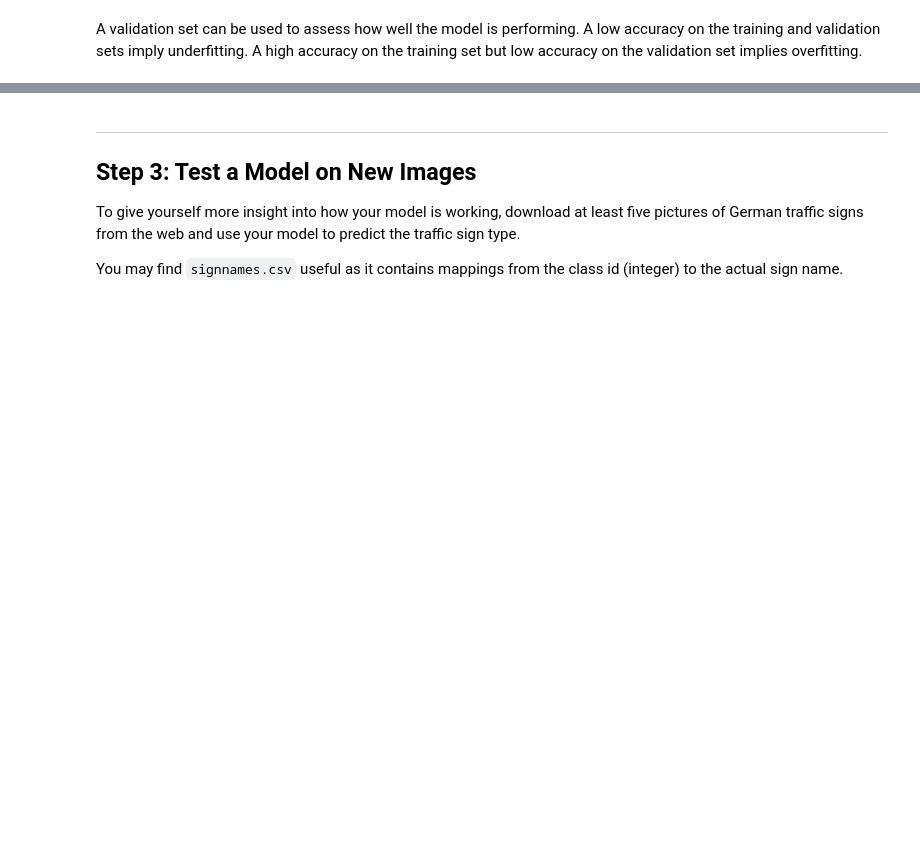
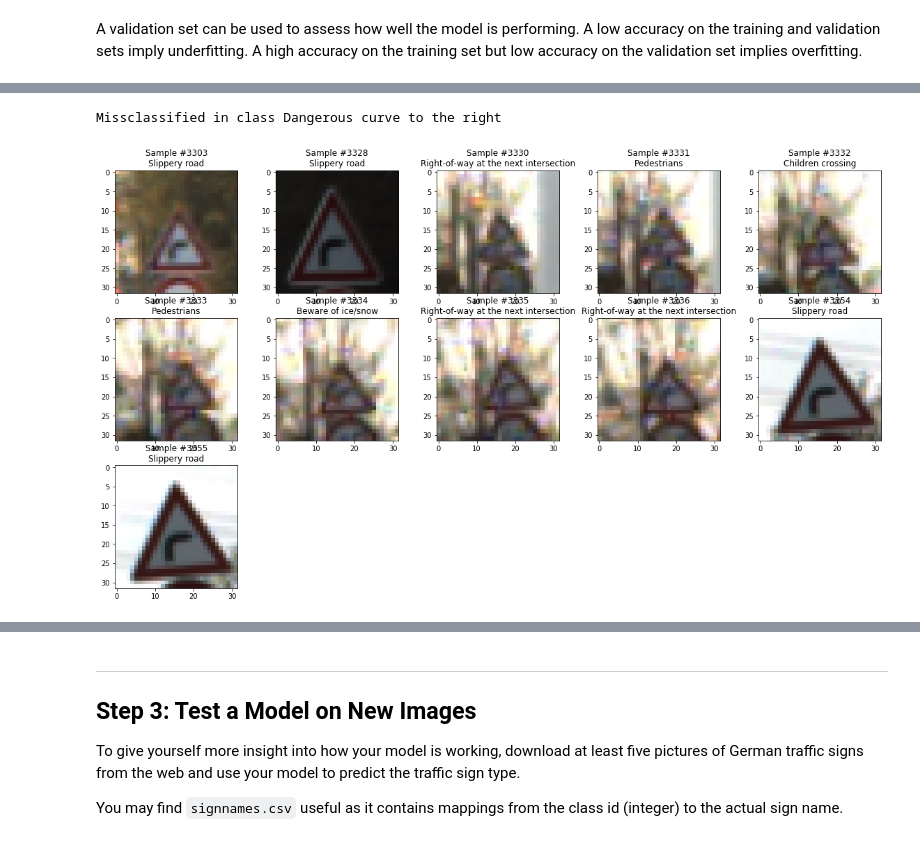
Before and after one commit to NachoCM/CarND-Traffic-Sign-Classifier, a Jupyter notebook: Traffic_Sign_Classifier.ipynb, the cells around one changed output, grey strips where cells are left out. Saved outputs shown, nothing was run; the diff lists cells and outputs as text; code cells hidden in the pictures; blank space fills up the shorter version.

```diff
--- a/Traffic_Sign_Classifier.ipynb
+++ b/Traffic_Sign_Classifier.ipynb
@@ -368,0 +470,5 @@ Accuracy = 0.959
+# %%
+show_misclassified(20)
+# %% [output]
+Missclassified in class Dangerous curve to the right
+[figure, added]
```
Also changed, not shown: parts of 18 cells of this notebook, 6 other files.
